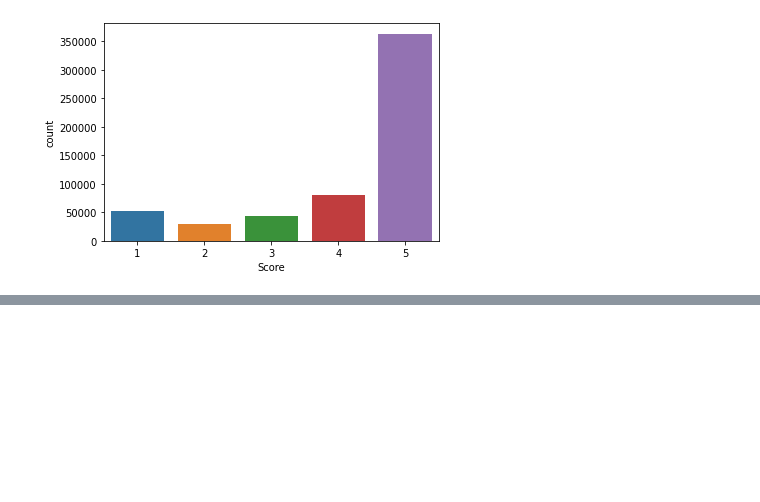
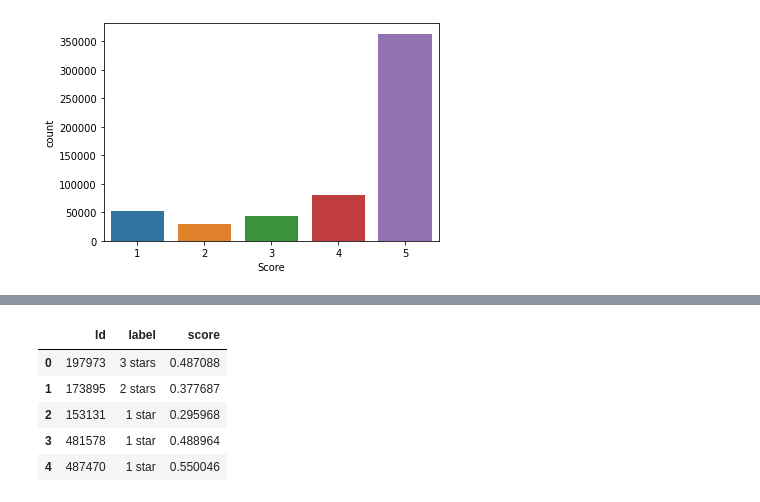
Before and after one commit to HjayejMohamed/NLP, a Jupyter notebook: amazon-fine-food-reviews-analysis.ipynb, the cells around one changed output, grey strips where cells are left out. Cells and saved outputs as stored; diff of their text form; code cells hidden in the pictures; blank space fills up the shorter version.

```diff
--- a/amazon-fine-food-reviews-analysis.ipynb
+++ b/amazon-fine-food-reviews-analysis.ipynb
@@ -132,0 +170,9 @@ df
+# %%
+pred_reviews.head()
+# %% [output]
+|  | Id | label | score |
+| 0 | 197973 | 3 stars | 0.487088 |
+| 1 | 173895 | 2 stars | 0.377687 |
+| 2 | 153131 | 1 star | 0.295968 |
+| 3 | 481578 | 1 star | 0.488964 |
+| 4 | 487470 | 1 star | 0.550046 |
```
Also changed, not shown: parts of 33 cells of this notebook.
